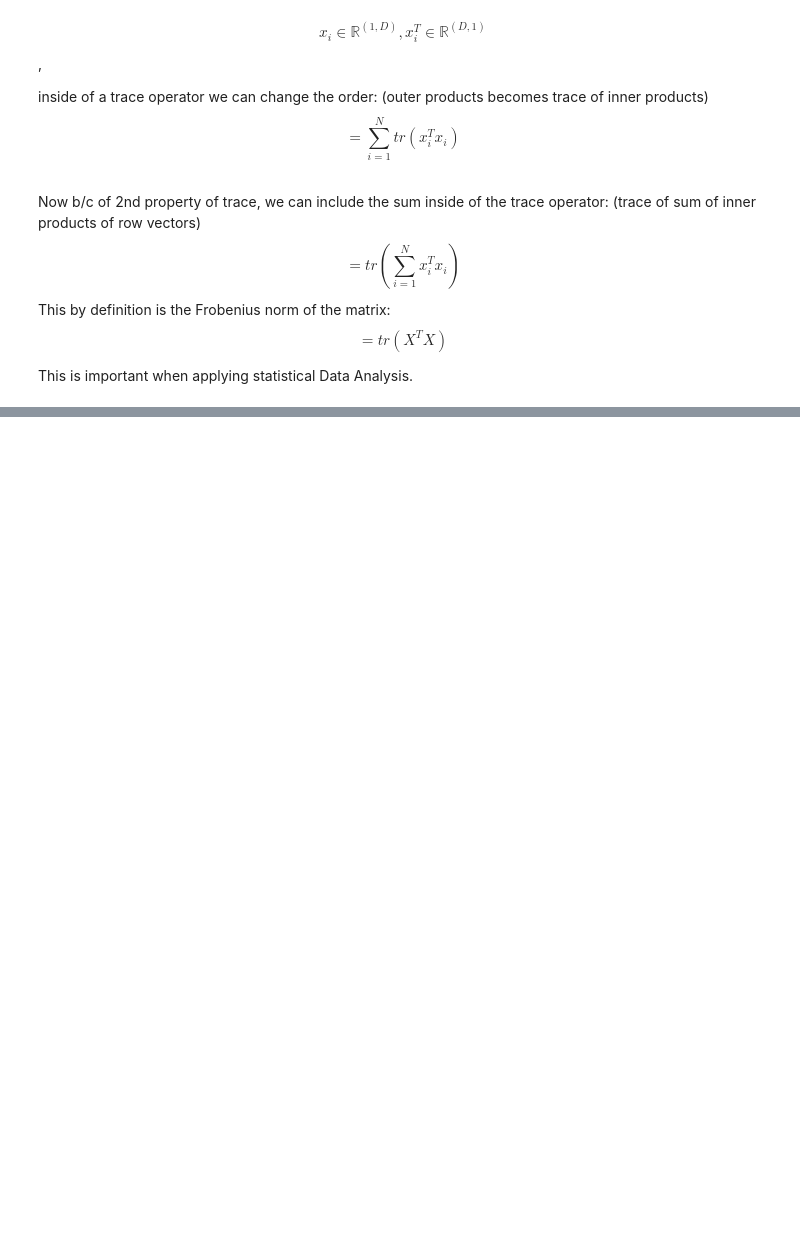
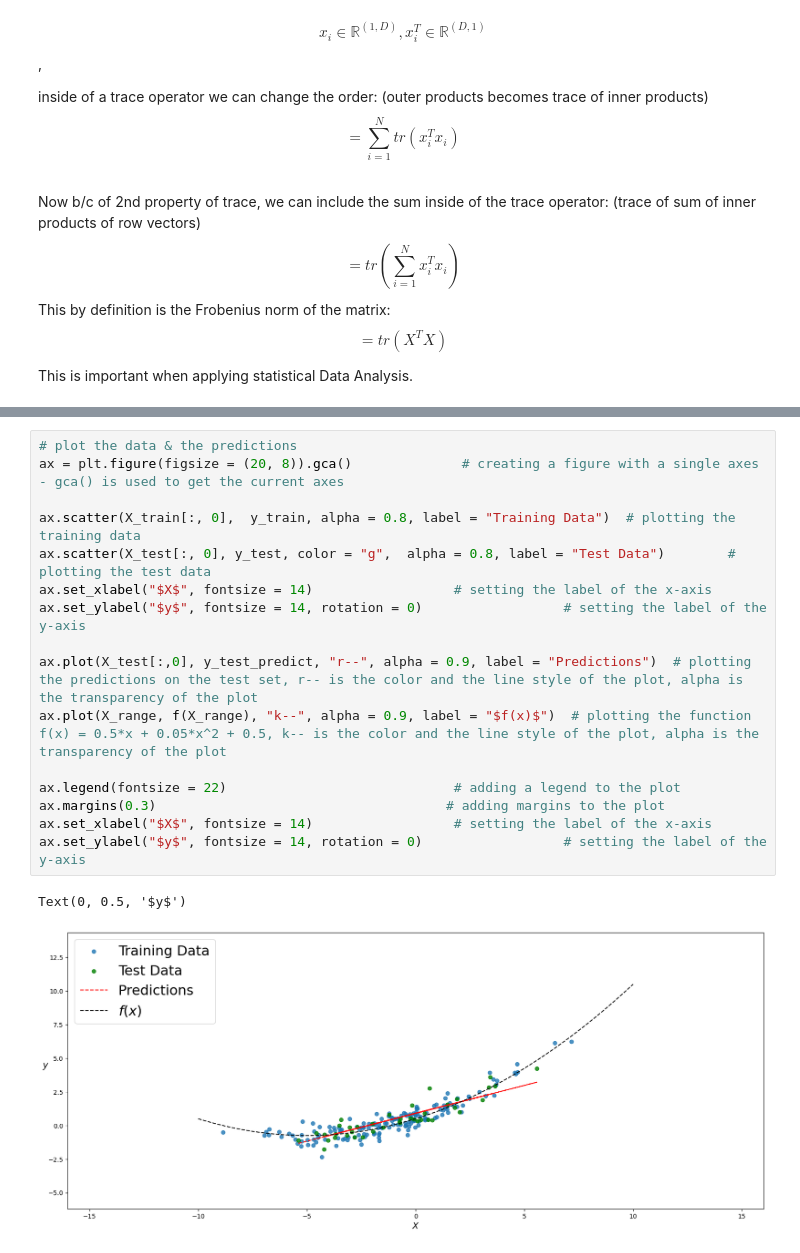
Before and after one commit to numustafa/pyml, a Jupyter notebook: Exam prep/practice_lecture.ipynb, the cells around one changed output, grey strips where cells are left out. Cells and saved outputs as stored; diff of their text form; blank space fills up the shorter version.

```diff
--- a/Exam prep/practice_lecture.ipynb
+++ b/Exam prep/practice_lecture.ipynb
@@ -1628,0 +1715,19 @@ True
+# %%
+# plot the data & the predictions
+ax = plt.figure(figsize = (20, 8)).gca()              # creating a figure with a single axes - gca() is used to get the current axes
+
+ax.scatter(X_train[:, 0],  y_train, alpha = 0.8, label = "Training Data")  # plotting the training data
+ax.scatter(X_test[:, 0], y_test, color = "g",  alpha = 0.8, label = "Test Data")        # plotting the test data
+ax.set_xlabel("$X$", fontsize = 14)                  # setting the label of the x-axis
+ax.set_ylabel("$y$", fontsize = 14, rotation = 0)                  # setting the label of the y-axis
+
+ax.plot(X_test[:,0], y_test_predict, "r--", alpha = 0.9, label = "Predictions")  # plotting the predictions on the test set, r-- is the color and the line style of the plot, alpha is the transparency of the plot
+ax.plot(X_range, f(X_range), "k--", alpha = 0.9, label = "$f(x)$")  # plotting the function f(x) = 0.5*x + 0.05*x^2 + 0.5, k-- is the color and the line style of the plot, alpha is the transparency of the plot
+
+ax.legend(fontsize = 22)                             # adding a legend to the plot
+ax.margins(0.3)                                     # adding margins to the plot
+ax.set_xlabel("$X$", fontsize = 14)                  # setting the label of the x-axis
+ax.set_ylabel("$y$", fontsize = 14, rotation = 0)                  # setting the label of the y-axis
+# %% [output]
+Text(0, 0.5, '$y$')
+[figure, added]
```
Also changed, not shown: parts of 53 cells of this notebook, 1 other file.
